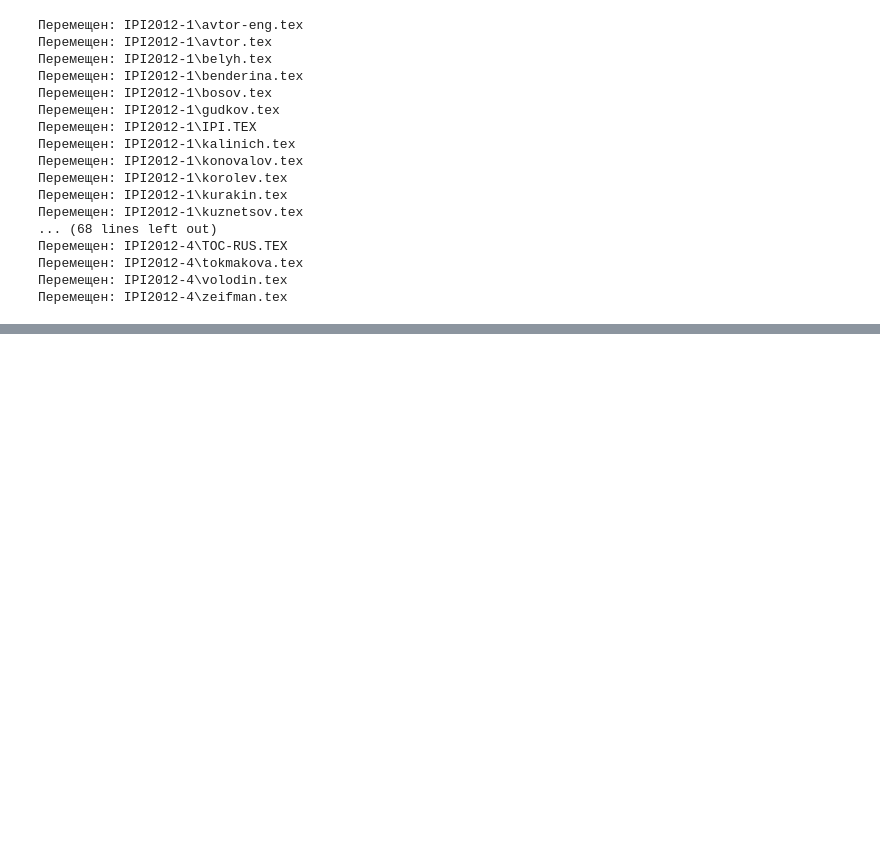
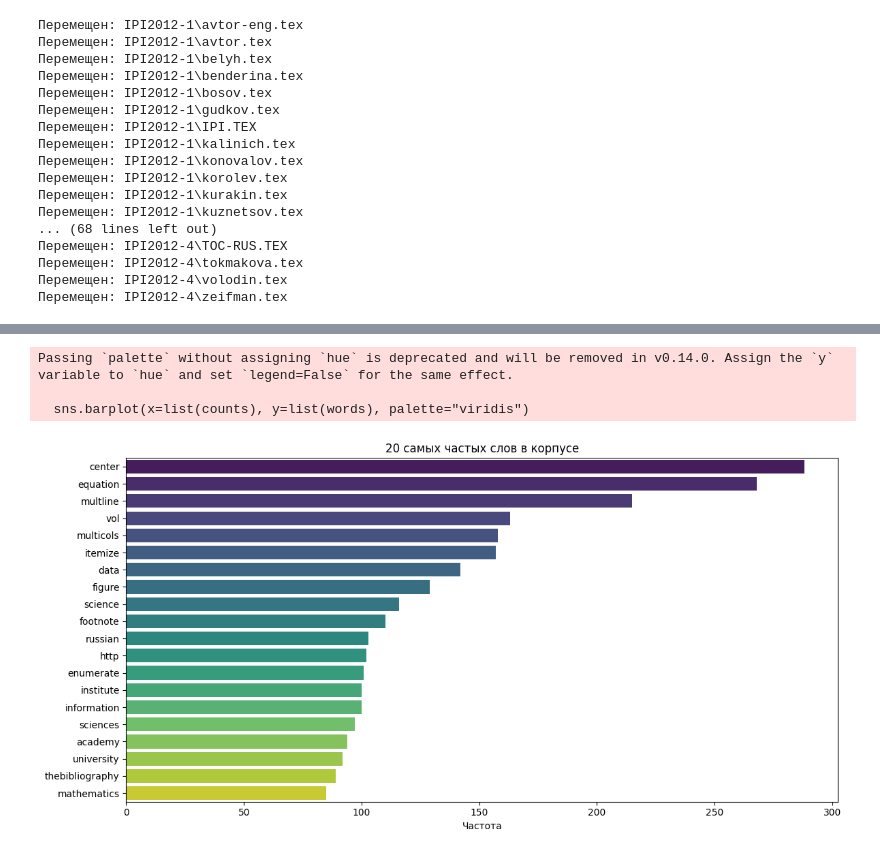
Before and after one commit to AnastasiyaMartynova/graduation_thesis, a Jupyter notebook: main.ipynb, the cells around one changed output, grey strips where cells are left out. Drawn from its saved outputs; the diff is of its cells as text; code cells hidden in the pictures; blank space fills up the shorter version.

```diff
--- a/main.ipynb
+++ b/main.ipynb
@@ -37,0 +172,24 @@ for folder in ['IPI2012-1', 'IPI2012-2', 'IPI2012-3', 'IPI2012-4']:
+# %%
+# Анализ текстового содержимого (без формул)
+def extract_raw_words(text): # Извлекает слова, игнорируя команды LaTeX и формулы
+    # Удаляем команды \command и формулы в $...$ ( Пока что упрощенная очитска)
+    text_no_commands = re.sub(r'\\[a-zA-Z]+\*?', ' ', text) # Удаление \command
+    text_no_math = re.sub(r'\$[^$]+\$', ' ', text_no_commands) # Удаление $...$
+    text_clean = re.sub(r'[^\w\s]', ' ', text_no_math) # Удалить оставшуюся пунктуацию
+    words = word_tokenize(text_clean.lower()) # Токенизация и приведение к нижнему регистру
+    # Убрать стоп-слова и короткие слова
+    stop_words = set(stopwords.words('english'))
+    words_filtered = [word for word in words if word.isalpha() and len(word) > 2 and word not in stop_words]
+    return words_filtered
+# %%
+# Применение ко всем файлам для общего анализа
+all_words = []
+for filename in os.listdir(data_path):
+    if filename.endswith('.tex'):
+        filepath = os.path.join(data_path, filename)
+        text = read_tex_file(filepath)
+        words = extract_raw_words(text)
+        all_words.extend(words)
+# %%
+# Частота слов
+word_freq = Counter(all_words).most_common(30)
@@ -37,0 +218,15 @@ for folder in ['IPI2012-1', 'IPI2012-2', 'IPI2012-3', 'IPI2012-4']:
+# %%
+top_words = word_freq[:20]
+words, counts = zip(*top_words) # Разделение на два кортежа
+# %%
+plt.figure(figsize=(12, 6))
+sns.barplot(x=list(counts), y=list(words), palette="viridis")
+plt.title('20 самых частых слов в корпусе')
+plt.xlabel('Частота')
+plt.tight_layout()
+plt.show()
+# %% [output]
+Passing `palette` without assigning `hue` is deprecated and will be removed in v0.14.0. Assign the `y` variable to `hue` and set `legend=False` for the same effect.
+
+  sns.barplot(x=list(counts), y=list(words), palette="viridis")
+[figure, added]
```
Also changed, not shown: parts of 16 cells of this notebook.
